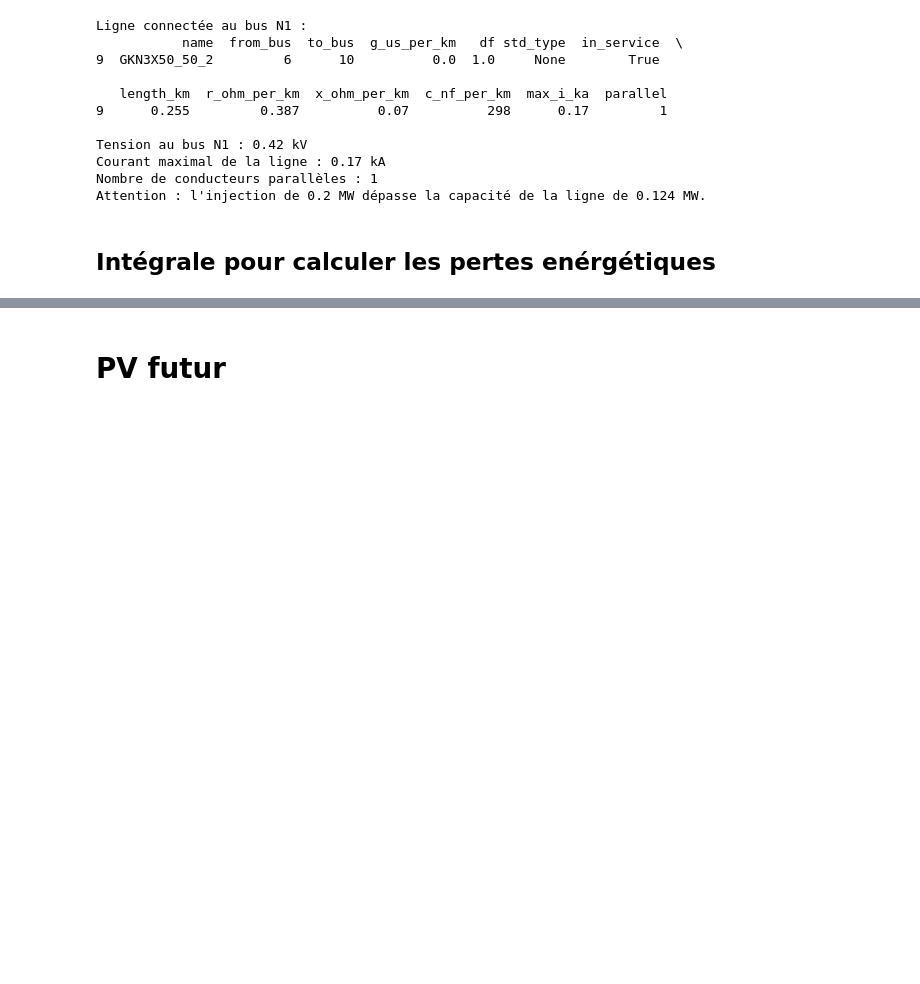
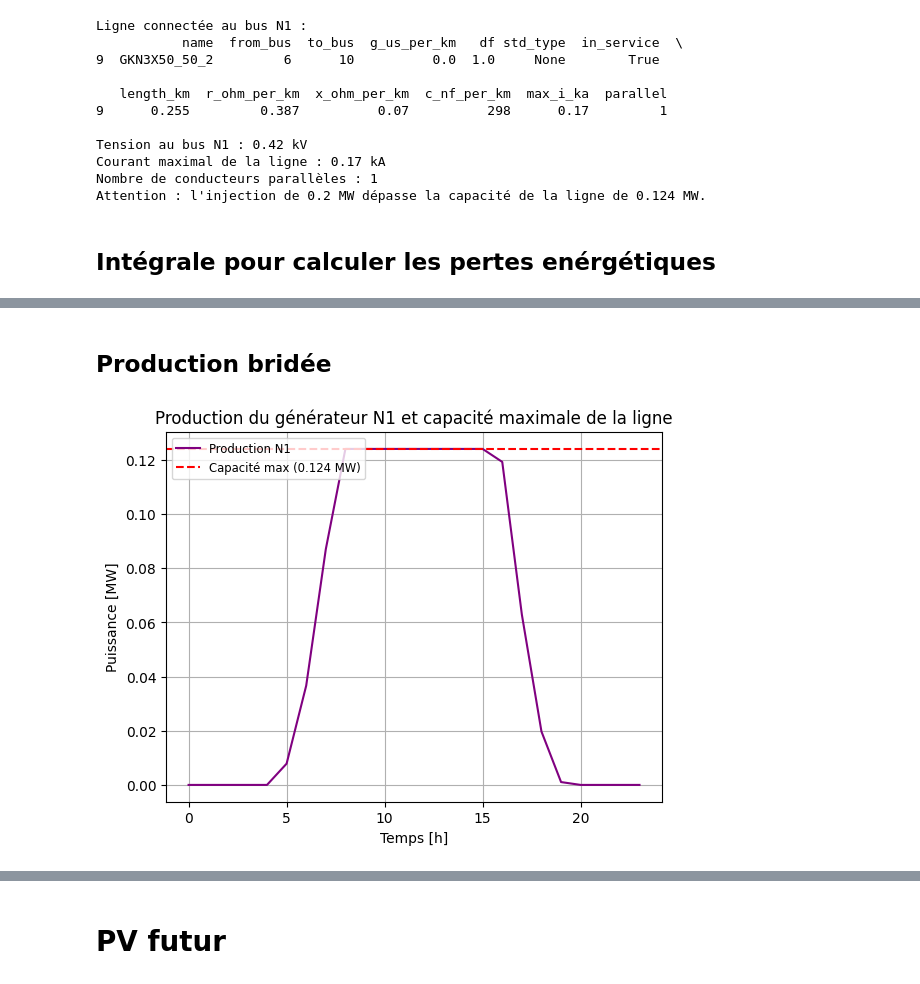
Before and after one commit to sebastien-pfister/rhtlab, a Jupyter notebook: mini-projet-trey-pp/your_jupyter_notebook.ipynb, the cells around one changed output, grey strips where cells are left out. Cells and saved outputs as stored; diff of their text form; code cells hidden in the pictures; blank space fills up the shorter version.

Commit message:
ajout courbes et bus pour Bridage + PV FUTUR

```diff
--- a/mini-projet-trey-pp/your_jupyter_notebook.ipynb
+++ b/mini-projet-trey-pp/your_jupyter_notebook.ipynb
@@ -493,0 +512,32 @@ Pertes énergétiques (en MW·h) : 0.623830755
+# %% [markdown]
+## Production bridée
+# %%
+# Charger le fichier Excel
+file_path = 'annexes/cases/power_profile_case_5_sum_week_Bridage.xlsx'
+
+# Charger les données des générateurs (sgen) depuis la feuille 'sgen'
+sgen_data = pd.read_excel(file_path, sheet_name='sgen', header=1)
+
+# Extraire la colonne correspondant à la production du générateur N1 (P [MW].2)
+n1_data = sgen_data['P [MW].3'].astype(float)
+
+# Convertir les données temporelles en format horaire
+time_data = sgen_data['Unnamed: 0']  # La première colonne contient les heures
+time_hours = pd.to_datetime(time_data, format='%H:%M:%S').dt.hour + pd.to_datetime(time_data, format='%H:%M:%S').dt.minute / 60.0
+
+# Capacité maximale de la ligne (0.124 MW)
+capacity_max = 0.124
+
+
+
+# Tracé de la courbe de production avec la capacité maximale de la ligne
+plt.plot(time_hours, n1_data, color = "#800080", label="Production N1")
+plt.axhline(capacity_max, color='r', linestyle='--', label="Capacité max (0.124 MW)")
+plt.xlabel("Temps [h]")
+plt.ylabel("Puissance [MW]")
+plt.title("Production du générateur N1 et capacité maximale de la ligne")
+plt.legend(loc='upper left', fontsize='small')
+plt.grid(True)
+plt.show()
+# %% [output]
+[figure, added]
```
Also changed, not shown: parts of 11 cells of this notebook, 1 other file.
